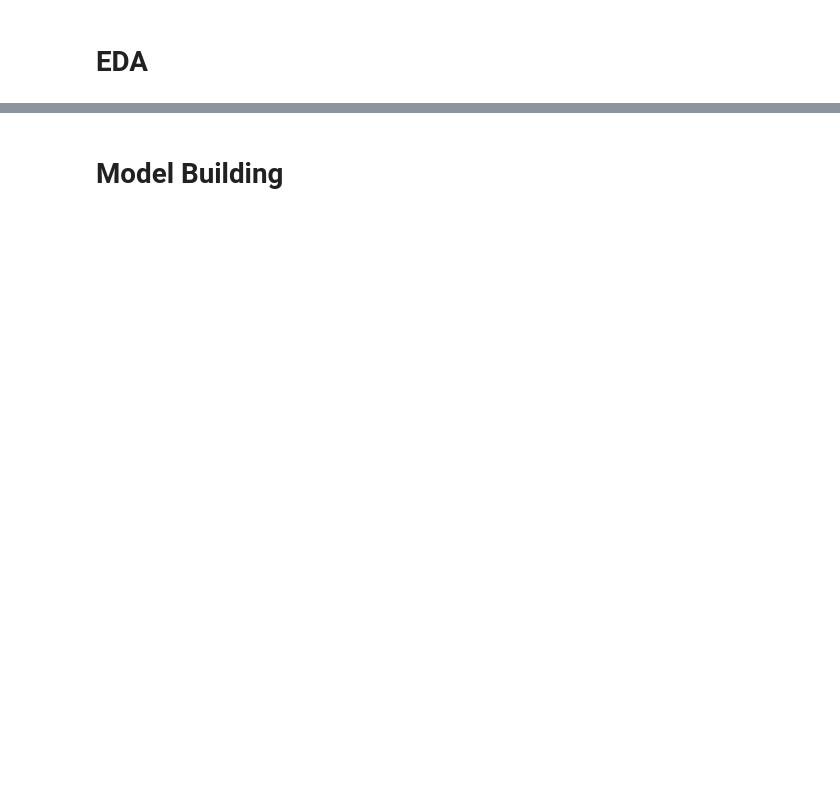
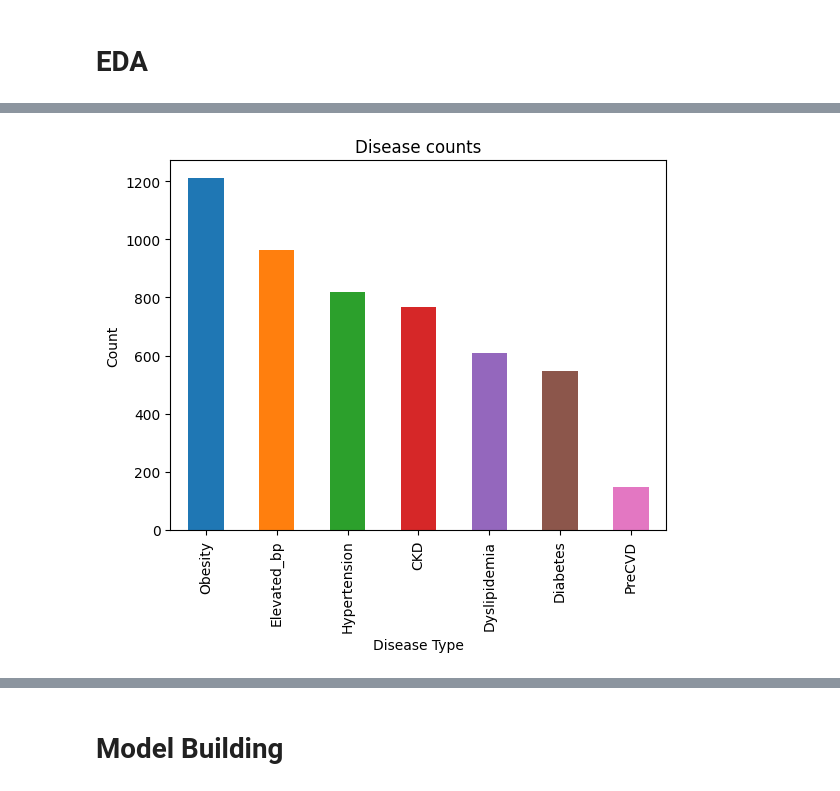
Before and after one commit to Amandoj/DSC180-Q2-Project, a Jupyter notebook: analysis.ipynb, the cells around one changed output, grey strips where cells are left out. Drawn from its saved outputs; the diff is of its cells as text; code cells hidden in the pictures; blank space fills up the shorter version.

Commit message:
fixing visualizations

```diff
--- a/analysis.ipynb
+++ b/analysis.ipynb
@@ -22,7 +22,6 @@ if not os.path.exists("data/out"):
 # %%
 ## Used to format graph
 import matplotlib.pyplot as plt
-plt.rcParams['figure.figsize'] = [10, 5]
 # %% [markdown]
 ## Reading Data
 # %%
@@ -56,2 +121,14 @@ make_visualizations.create_bar_col_binary(organized_metadata[0], 'ckd_v2')
+# %%
+diseases_cols = {
+    'abdominal_obesity_ncep_v2': 'Obesity',
+    'diabetes2_v2': 'Diabetes',
+    'dyslipidemia_v2': 'Dyslipidemia',
+    'hypertension2_v2': 'Hypertension',
+    'ckd_v2': 'CKD',
+    'precvd_v2': 'PreCVD',
+    'elevated_bp_selfmeds_v2': 'Elevated_bp',
+}
 # %%
-make_visualizations.disease_counts_graph(organized_metadata[0], feature_params['disease_cols'])
+make_visualizations.disease_counts_graph(organized_metadata[0].rename(columns=diseases_cols), disease_cols=diseases_cols.values())
+# %% [output]
+[figure, added]
```
Also changed, not shown: parts of 22 cells of this notebook, 2 other files.
